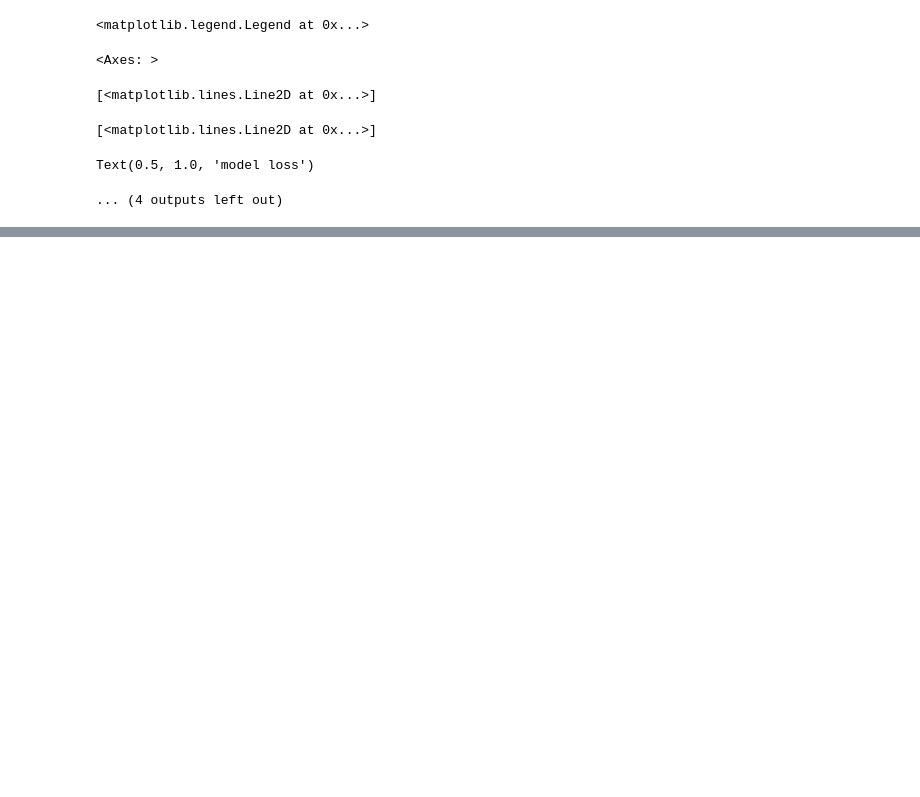
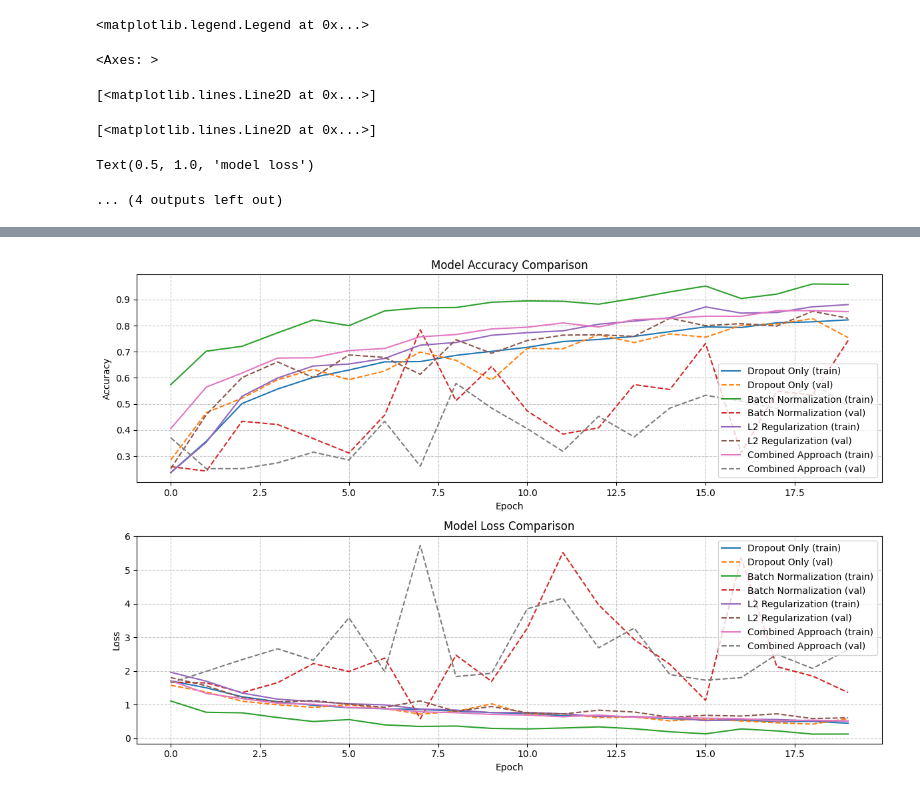
Before and after one commit to kaispeidel/DeepLearningGroupWork, a Jupyter notebook: code/DL_code.ipynb, the cells around one changed output, grey strips where cells are left out. Drawn from its saved outputs; the diff is of its cells as text; code cells hidden in the pictures; blank space fills up the shorter version.

```diff
--- a/code/DL_code.ipynb
+++ b/code/DL_code.ipynb
@@ -398,0 +686,91 @@ Text(0.5, 1.0, 'model loss')
+# %%
+# Performance comparison and visualization
+def plot_training_histories(model_results):
+    plt.figure(figsize=(12, 8))
+
+    # Plot accuracy
+    plt.subplot(2, 1, 1)
+    for name, result in model_results.items():
+        plt.plot(result['history'].history['accuracy'], label=f'{name} (train)')
+        plt.plot(result['history'].history['val_accuracy'], label=f'{name} (val)', linestyle='--')
+
+    plt.title('Model Accuracy Comparison')
+    plt.ylabel('Accuracy')
+    plt.xlabel('Epoch')
+    plt.legend(loc='lower right')
+    plt.grid(True, linestyle='--', alpha=0.7)
+
+    # Plot loss
+    plt.subplot(2, 1, 2)
+    for name, result in model_results.items():
+        plt.plot(result['history'].history['loss'], label=f'{name} (train)')
+        plt.plot(result['history'].history['val_loss'], label=f'{name} (val)', linestyle='--')
+
+    plt.title('Model Loss Comparison')
+    plt.ylabel('Loss')
+    plt.xlabel('Epoch')
+    plt.legend(loc='upper right')
+    plt.grid(True, linestyle='--', alpha=0.7)
+
+    plt.tight_layout()
+    plt.savefig('regularization_comparison.png', dpi=300, bbox_inches='tight')
+    plt.show()
+
+# Plot confusion matrix
+def plot_confusion_matrix(model_name, cm, class_names):
+    plt.figure(figsize=(10, 8))
+    sns.heatmap(cm, annot=True, fmt='d', cmap='Blues', xticklabels=class_names, yticklabels=class_names)
+    plt.title(f'Confusion Matrix - {model_name}')
+    plt.ylabel('True Label')
+    plt.xlabel('Predicted Label')
+    plt.tight_layout()
+    plt.savefig(f'confusion_matrix_{model_name.lower().replace(" ", "_")}.png', dpi=300, bbox_inches='tight')
+    plt.show()
+
+# Plot metrics comparison
+def plot_metrics_comparison(model_results):
+    metrics = ['precision', 'recall', 'f1-score']
+    model_names = list(model_results.keys())
+
+    # Get classes
+    classes = list(next(iter(model_results.values()))['metrics']['classification_report'].keys())
+    classes = [c for c in classes if c.isdigit()]  # Filter out summary keys
+
+    # For each metric, create a grouped bar chart comparing models across classes
+    for metric in metrics:
+        plt.figure(figsize=(12, 6))
+        x = np.arange(len(classes))
+        width = 0.2
+        offsets = np.linspace(-width*1.5, width*1.5, len(model_names))
+
+        for i, model_name in enumerate(model_names):
+            values = [model_results[model_name]['metrics']['classification_report'][c][metric] for c in classes]
+            plt.bar(x + offsets[i], values, width, label=model_name)
+
+        plt.xlabel('Accent Class')
+        plt.ylabel(metric.capitalize())
+        plt.title(f'{metric.capitalize()} by Accent Class')
+        plt.xticks(x, classes)
+        plt.legend()
+        plt.grid(True, linestyle='--', alpha=0.3, axis='y')
+        plt.tight_layout()
+        plt.savefig(f'accent_comparison_{metric}.png', dpi=300, bbox_inches='tight')
+        plt.show()
+
+# Compare training histories
+plot_training_histories(model_results)
+
+# Get class names (accent types)
+class_names = np.array([str(i) for i in range(5)])  # Adjust if you have mapped class names
+
+# Plot confusion matrix for best model
+plot_confusion_matrix(
+    best_model_name,
+    model_results[best_model_name]['metrics']['confusion_matrix'],
+    class_names
+)
+
+# Compare model performance by accent
+plot_metrics_comparison(model_results)
+# %% [output]
+[figure, added]
```
Also changed, not shown: parts of 12 cells of this notebook, 3 other files.
